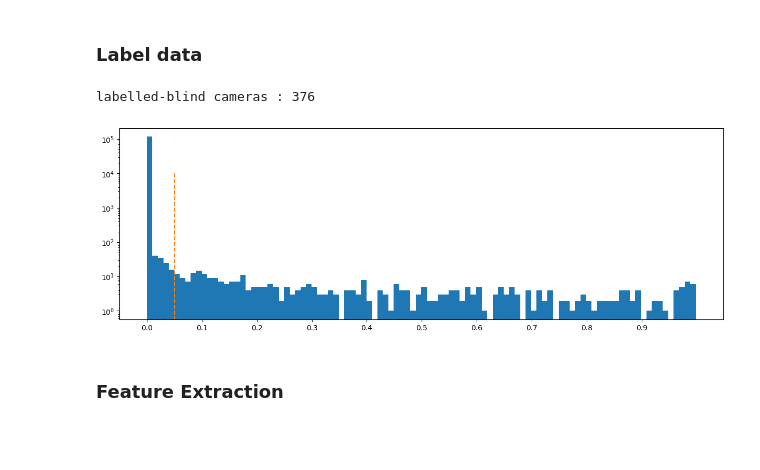
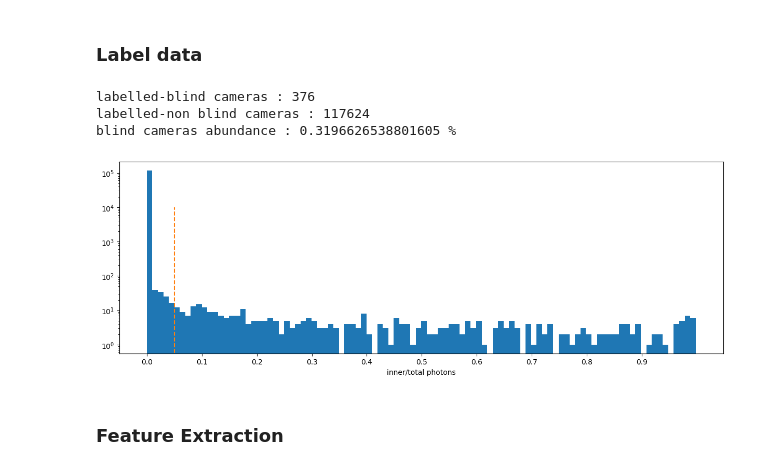
Before and after one commit to chiappo98/blinded_cameras, a Jupyter notebook: supervised_cnn.ipynb, the cells around one changed output. Saved outputs shown, nothing was run; the diff lists cells and outputs as text; code cells hidden in the pictures; blank space fills up the shorter version.

```diff
--- a/supervised_cnn.ipynb
+++ b/supervised_cnn.ipynb
@@ -87,30 +87,35 @@ inner_ratio[np.isnan(inner_ratio)] = 0
 # %%
 ###### parameters #################
 ph_threshold = 50                 #
 ratio_threshold = 0.05            #
 ###################################
 
 label = np.zeros(inner_ph_in.shape[0])
 
 for i in np.where( (inner_ratio > ratio_threshold) & (inner_ph_in > ph_threshold) )[0]:
     label[i] = 1
 
 n_blind = label[label==1].shape[0]
 n_not_blind = label[label==0].shape[0]
 print('labelled-blind cameras :', n_blind)
+print('labelled-non blind cameras :', n_not_blind)
+print('blind cameras abundance :', 100*n_blind/n_not_blind, '%')
 
 # add pixel saturation
 data_in[data_in > 1000] = 1000
 
 fig = plt.figure()
 plt.hist(inner_ratio, 100)
 plt.yscale('log')
 plt.xticks(np.arange(0, 1, 0.1))
 plt.plot([ratio_threshold, ratio_threshold],[0,1e4], '--')
+plt.xlabel('inner/total photons')
 fig.set_figwidth(15)
 # %% [output]
 labelled-blind cameras : 376
+labelled-non blind cameras : 117624
+blind cameras abundance : 0.3196626538801605 %
-[figure, old version]
+[figure, new version]
 # %% [markdown]
 ### Feature Extraction
 # %%
```
Also changed, not shown: parts of 7 cells of this notebook.
